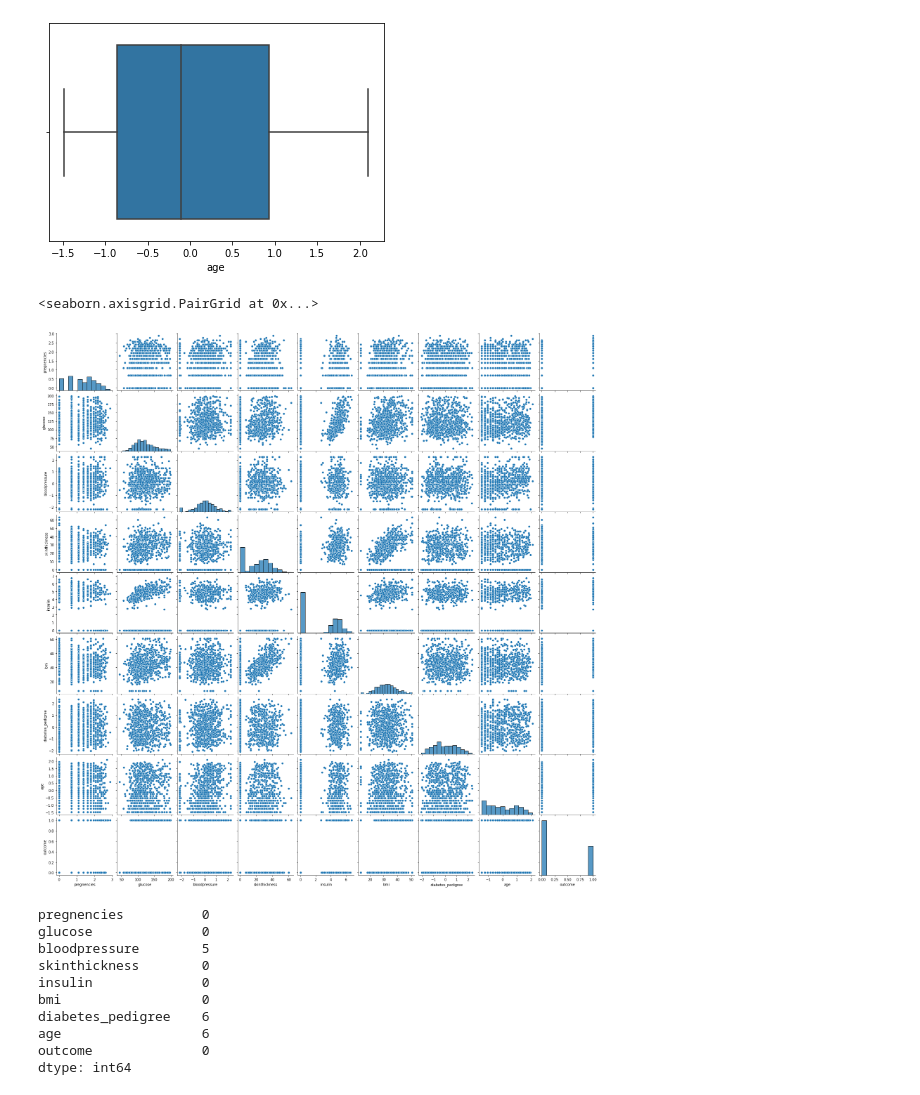
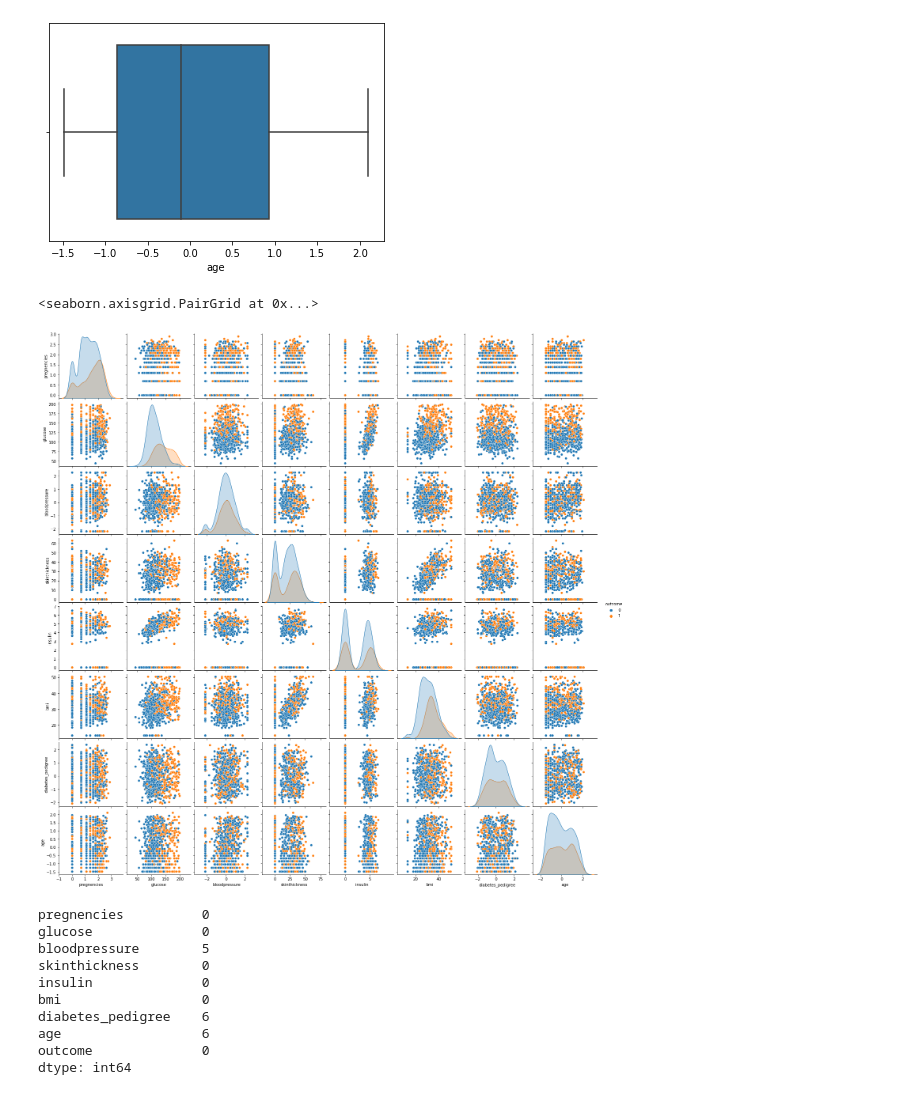
Before and after one commit to maushamjha/pima-diabetes, a Jupyter notebook: analysis-diabetes-prediction.ipynb, the cells around one changed output. Drawn from its saved outputs; the diff is of its cells as text; code cells hidden in the pictures.

```diff
--- a/analysis-diabetes-prediction.ipynb
+++ b/analysis-diabetes-prediction.ipynb
@@ -516,10 +516,10 @@ sns.boxplot(data['age'])
 <AxesSubplot:xlabel='age'>
 [figure]
 # %%
-sns.pairplot(data)
+sns.pairplot(data,'outcome')
 # %% [output]
 <seaborn.axisgrid.PairGrid at 0x...>
-[figure, old version]
+[figure, new version]
 # %%
 data.isnull().sum()
 # %% [output]
```
Also changed, not shown: parts of 10 cells of this notebook.
